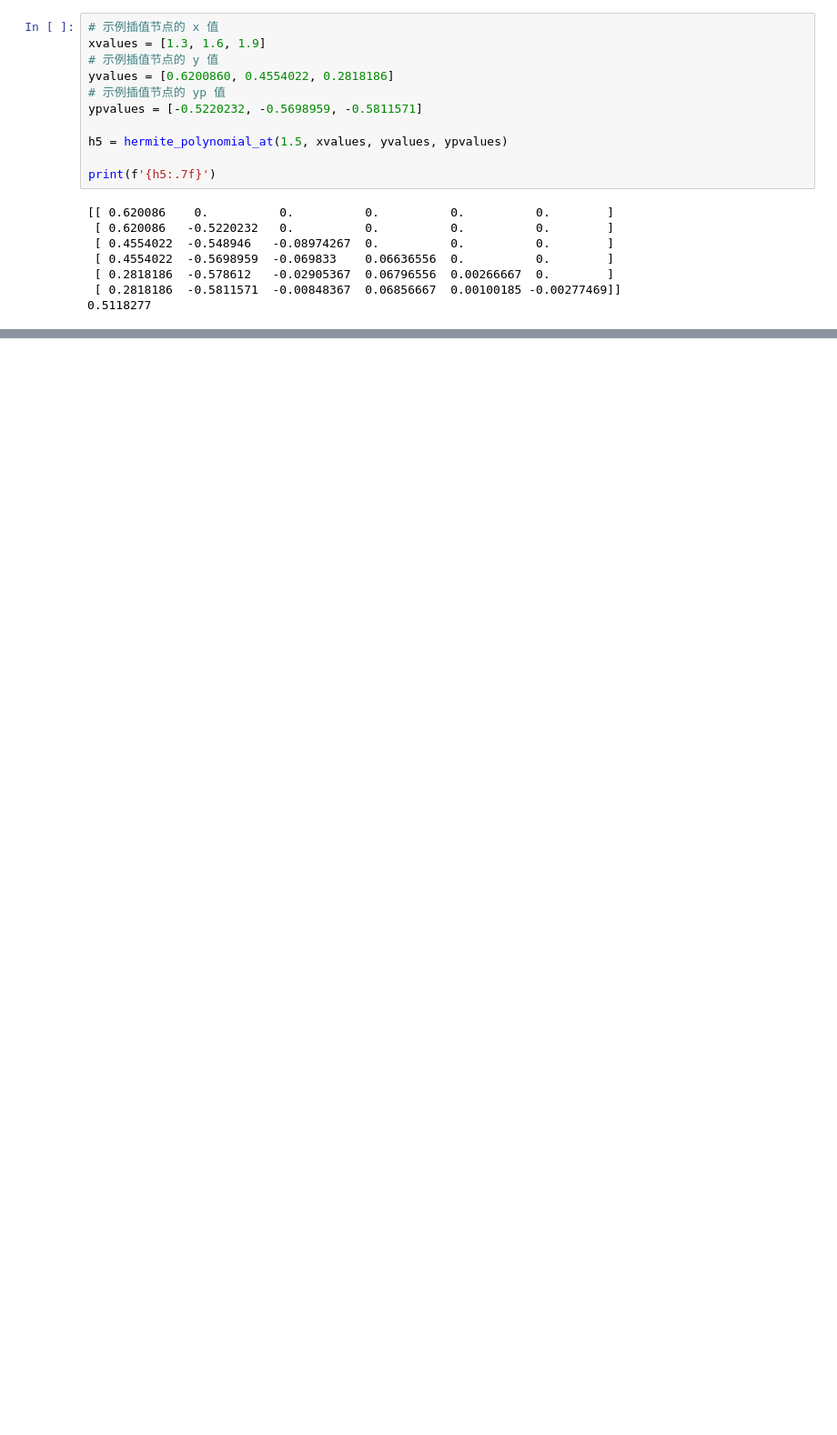
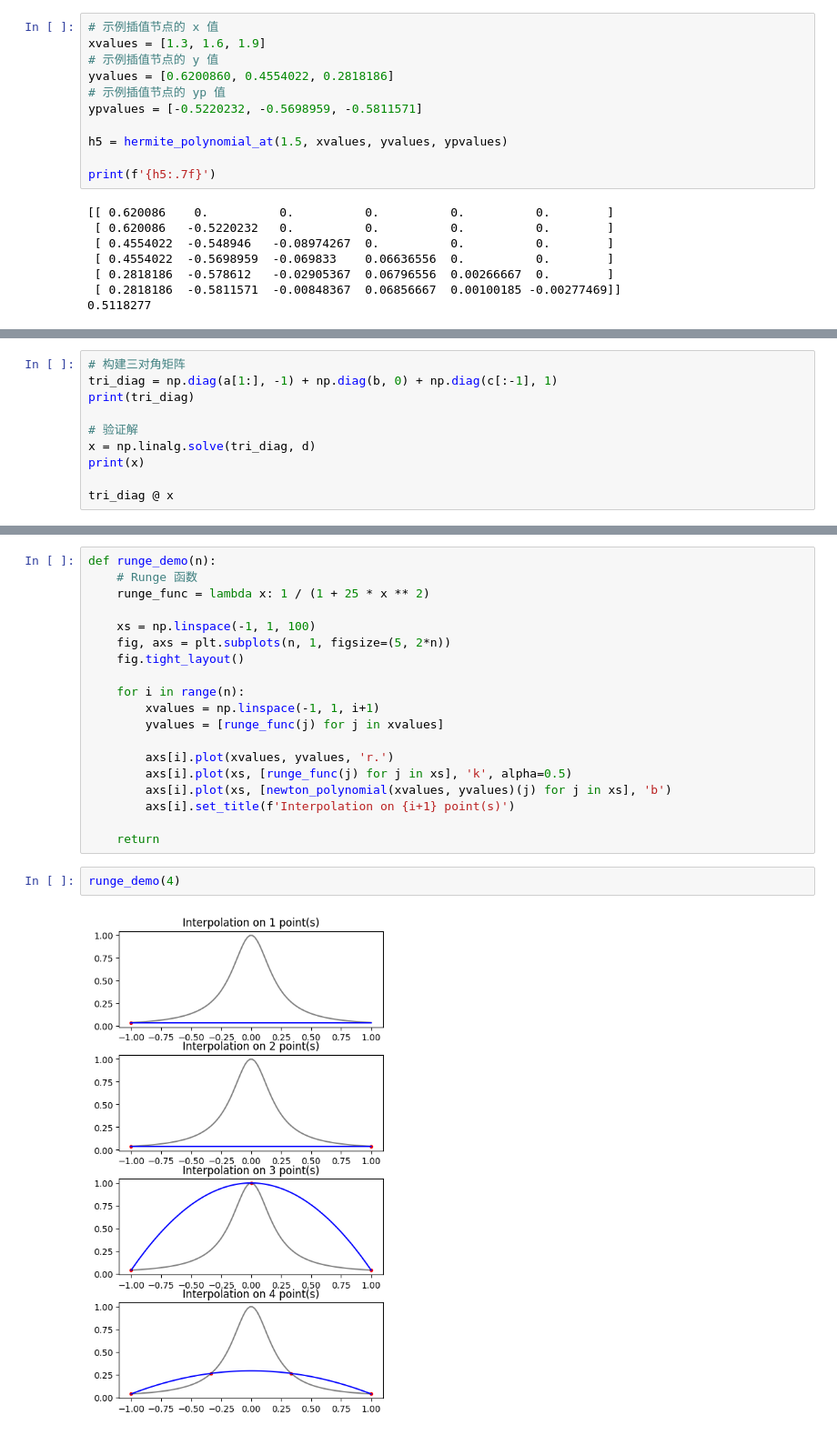
Before and after one commit to idyeh/course-numerical-methods, a Jupyter notebook: src/lec03.ipynb, the cells around one changed output, grey strips where cells are left out. Shown: that part at 91% size. Saved outputs shown, nothing was run; the diff lists cells and outputs as text; blank space fills up the shorter version.

```diff
--- a/src/lec03.ipynb
+++ b/src/lec03.ipynb
@@ -472,0 +512,10 @@ print(f'{h5:.7f}')
+# %%
+# 构建三对角矩阵
+tri_diag = np.diag(a[1:], -1) + np.diag(b, 0) + np.diag(c[:-1], 1)
+print(tri_diag)
+
+# 验证解
+x = np.linalg.solve(tri_diag, d)
+print(x)
+
+tri_diag @ x
@@ -472,0 +627,23 @@ print(f'{h5:.7f}')
+# %%
+def runge_demo(n):
+    # Runge 函数
+    runge_func = lambda x: 1 / (1 + 25 * x ** 2)
+
+    xs = np.linspace(-1, 1, 100)
+    fig, axs = plt.subplots(n, 1, figsize=(5, 2*n))
+    fig.tight_layout()
+
+    for i in range(n):
+        xvalues = np.linspace(-1, 1, i+1)
+        yvalues = [runge_func(j) for j in xvalues]
+
+        axs[i].plot(xvalues, yvalues, 'r.')
+        axs[i].plot(xs, [runge_func(j) for j in xs], 'k', alpha=0.5)
+        axs[i].plot(xs, [newton_polynomial(xvalues, yvalues)(j) for j in xs], 'b')
+        axs[i].set_title(f'Interpolation on {i+1} point(s)')
+
+    return
+# %%
+runge_demo(4)
+# %% [output]
+[figure, added]
```
Also changed, not shown: parts of 12 cells of this notebook.
